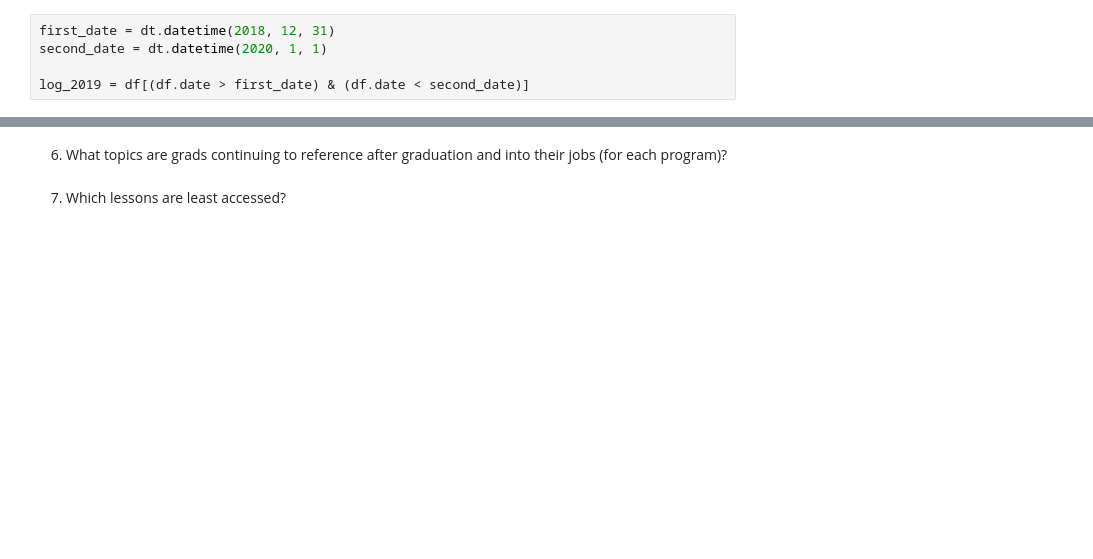
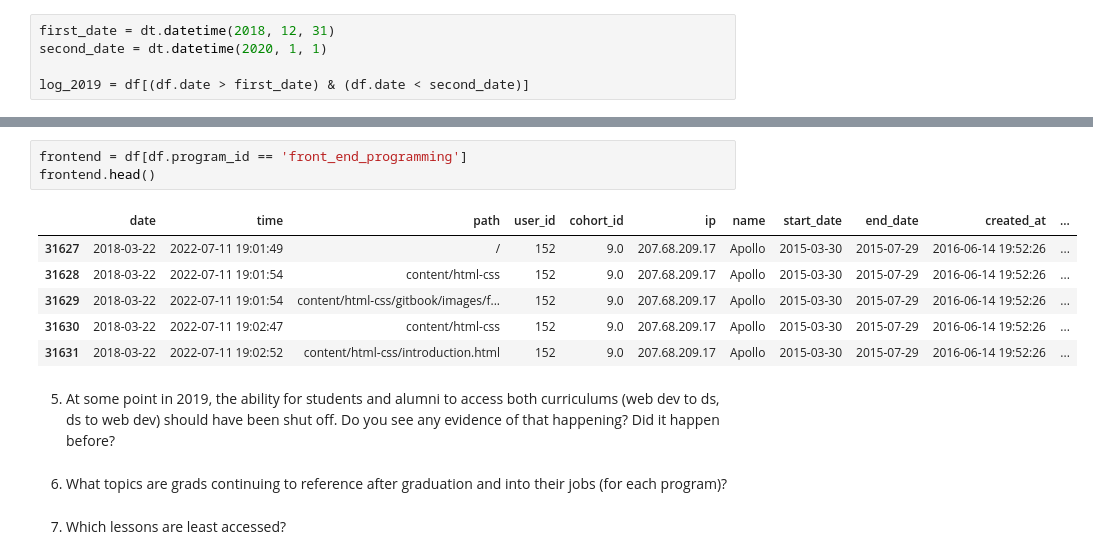
Before and after one commit to greg-paige-kayla-lincoln/anomaly_detection_project, a Jupyter notebook: Paige_scratchpad.ipynb, the cells around one changed output, grey strips where cells are left out. Cells and saved outputs as stored; diff of their text form; blank space fills up the shorter version.

```diff
--- a/Paige_scratchpad.ipynb
+++ b/Paige_scratchpad.ipynb
@@ -74,3 +108,15 @@ Name: program_id, Length: 900223, dtype: bool
+# %%
+frontend = df[df.program_id == 'front_end_programming']
+frontend.head()
+# %% [output]
+|  | date | time | path | user_id | cohort_id | ip | name | start_date | end_date | created_at | ... |
+| 31627 | 2018-03-22 | 2022-07-11 19:01:49 | / | 152 | 9.0 | 207.68.209.17 | Apollo | 2015-03-30 | 2015-07-29 | 2016-06-14 19:52:26 | ... |
+| 31628 | 2018-03-22 | 2022-07-11 19:01:54 | content/html-css | 152 | 9.0 | 207.68.209.17 | Apollo | 2015-03-30 | 2015-07-29 | 2016-06-14 19:52:26 | ... |
+| 31629 | 2018-03-22 | 2022-07-11 19:01:54 | content/html-css/gitbook/images/f... | 152 | 9.0 | 207.68.209.17 | Apollo | 2015-03-30 | 2015-07-29 | 2016-06-14 19:52:26 | ... |
+| 31630 | 2018-03-22 | 2022-07-11 19:02:47 | content/html-css | 152 | 9.0 | 207.68.209.17 | Apollo | 2015-03-30 | 2015-07-29 | 2016-06-14 19:52:26 | ... |
+| 31631 | 2018-03-22 | 2022-07-11 19:02:52 | content/html-css/introduction.html | 152 | 9.0 | 207.68.209.17 | Apollo | 2015-03-30 | 2015-07-29 | 2016-06-14 19:52:26 | ... |
+# %% [markdown]
+5. At some point in 2019, the ability for students and alumni to access both curriculums (web dev to ds, ds to web dev) should have been shut off. Do you see any evidence of that happening? Did it happen before?
 # %% [markdown]
 6. What topics are grads continuing to reference after graduation and into their jobs (for each program)?
 # %% [markdown]
```
Also changed, not shown: parts of 15 cells of this notebook.
